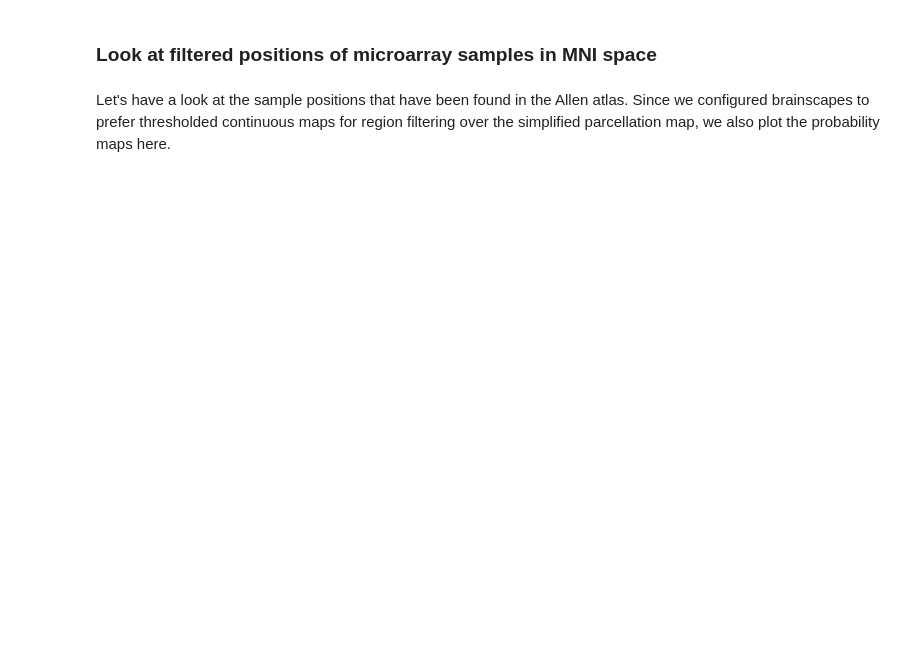
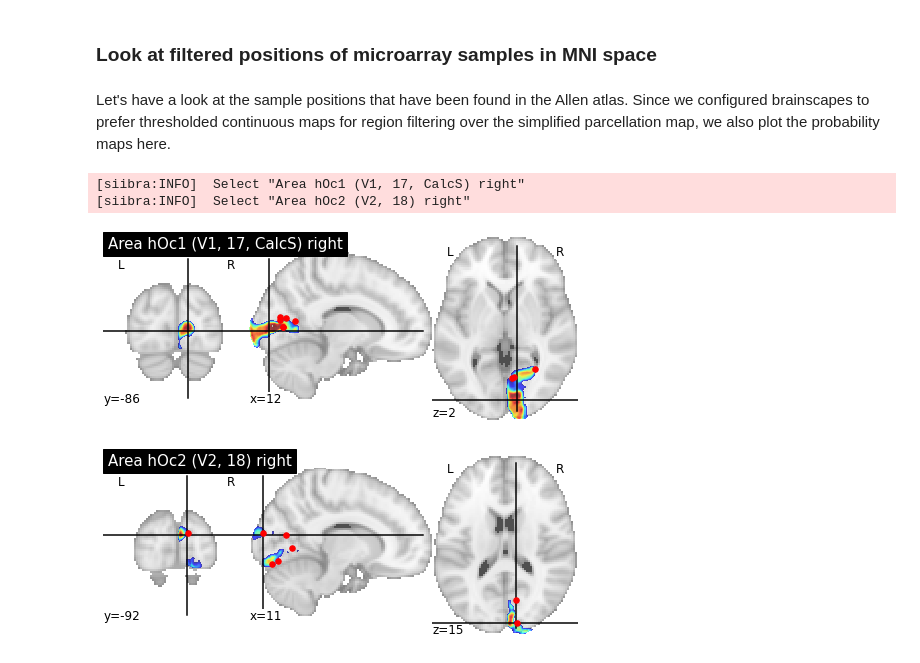
Before and after one commit to FZJ-INM1-BDA/siibra-jugex, a Jupyter notebook: examples/siibra-jugex.ipynb, the cells around one changed output. Drawn from its saved outputs; the diff is of its cells as text; code cells hidden in the pictures; blank space fills up the shorter version.

```diff
--- a/examples/siibra-jugex.ipynb
+++ b/examples/siibra-jugex.ipynb
@@ -46,13 +74,18 @@ Let's have a look at the sample positions that have been found in the Allen atla
 # %%
 from nilearn import plotting
 
 for regionname in candidate_regions:
     samples = jugex.get_samples(regionname)
     region = atlas.select_region(regionname)
     pmap = atlas.selected_region.get_regional_map(
         siibra.spaces.MNI152_2009C_NONL_ASYM,
         siibra.MapType.CONTINUOUS)
     # we could have also used the simple parcellation map mask as follows:
     # mask = atlas.get_mask(bs.spaces.MNI_152_ICBM_2009C_NONLINEAR_ASYMMETRIC)
-    display = plotting.plot_roi(pmap,cmap="jet",title=region.name)
+    display = plotting.plot_roi(pmap.fetch(),cmap="jet",title=region.name)
     display.add_markers([s['mnicoord'] for s in samples.values()])
+# %% [output]
+[siibra:INFO]  Select "Area hOc1 (V1, 17, CalcS) right"
+[siibra:INFO]  Select "Area hOc2 (V2, 18) right"
+[figure, added]
+[figure, added]
```
Also changed, not shown: parts of 5 cells of this notebook, 3 other files.
